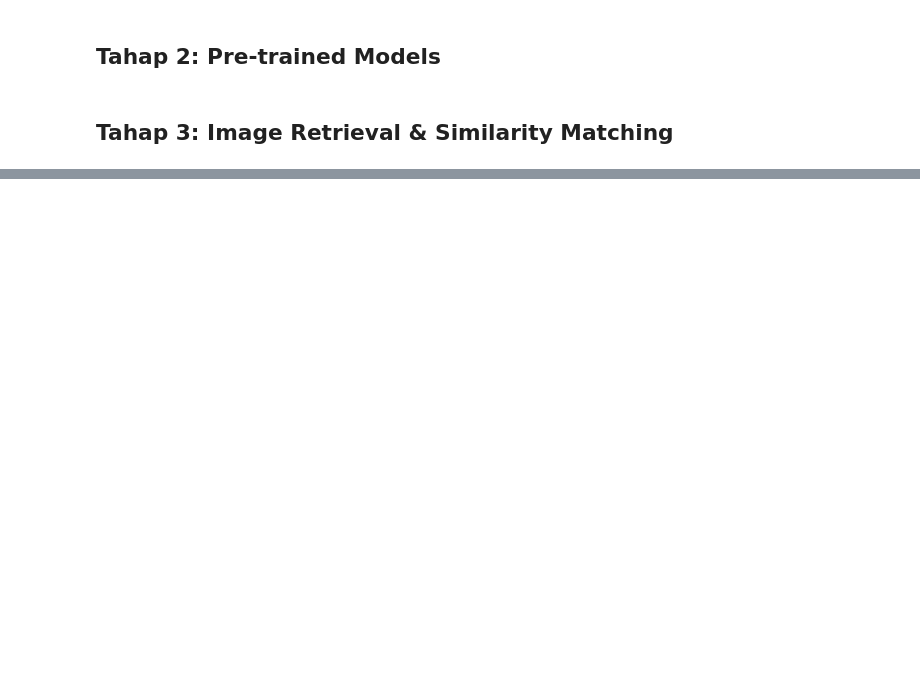
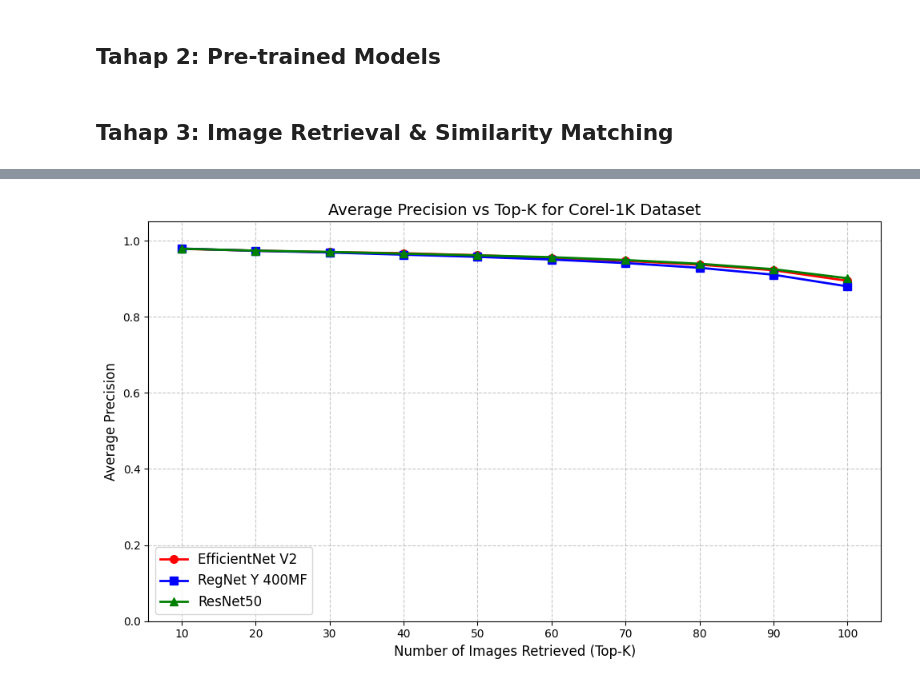
Before and after one commit to rofiqsamanhudi/Trade-Off_CBIR, a Jupyter notebook: src/notebooks/cnn.ipynb, the cells around one changed output, grey strips where cells are left out. Drawn from its saved outputs; the diff is of its cells as text; code cells hidden in the pictures; blank space fills up the shorter version.

```diff
--- a/src/notebooks/cnn.ipynb
+++ b/src/notebooks/cnn.ipynb
@@ -20,10 +20,9 @@ Using device: cuda
 # %% [markdown]
 ## Tahap 1: Ekstraksi Fitur Menggunakan ConvNeXt
 # %%
-# CNN Models
 efficientnet_v2 = models.efficientnet_v2_s(weights=models.EfficientNet_V2_S_Weights.DEFAULT).to(device).eval()
-mobilenet_v3 = models.mobilenet_v3_small(weights=models.MobileNet_V3_Small_Weights.DEFAULT).to(device).eval()
 resnet50 = models.resnet50(weights=models.ResNet50_Weights.DEFAULT).to(device).eval()
+regnet_y_400mf = models.regnet_y_400mf(weights=models.RegNet_Y_400MF_Weights.DEFAULT).to(device).eval()
 
 # Transformasi standar untuk semua model (224x224)
 transform = transforms.Compose([
@@ -118,6 +122,11 @@ def retrieve(query_feat, all_feats, top_k=10):
 # Fungsi evaluasi Recall@K & Precision@K per kelas
 # ===============================
 def evaluate_recall_precision(features, labels, top_k=10):
+    """
+    features: numpy array, shape = (N, dim_feature)
+    labels: list of length N
+    top_k: int, jumlah top retrieved images
+    """
     classes = sorted(list(set(labels)))
     results = []
 
@@ -140,6 +149,20 @@ def evaluate_recall_precision(features, labels, top_k=10):
 
         results.append([cls, np.mean(R_list), np.mean(P_list)])
 
-    return pd.DataFrame(results, columns=['Class','R','P'])
+    df = pd.DataFrame(results, columns=['Class','R','P'])
+
+    # Tambahkan row Mean keseluruhan
+    mean_row = {
+        'Class': 'Mean',
+        'R': df['R'].mean(),
+        'P': df['P'].mean()
+    }
+    df = pd.concat([df, pd.DataFrame([mean_row])], ignore_index=True)
+
+    # Format angka 4 desimal
+    df['R'] = df['R'].astype(float).map("{:.4f}".format)
+    df['P'] = df['P'].astype(float).map("{:.4f}".format)
+
+    return df
 # %%
 # ===============================
@@ -205,6 +228,10 @@ def average_precision_vs_topk(features_list, labels, top_k_max=100):
     for top_k in top_ks:
         for name, feats in features_list.items():
             df = evaluate_recall_precision(feats, labels, top_k=top_k)
+
+            # Pastikan kolom 'P' float
+            df['P'] = df['P'].astype(float)
+
             avg_prec[name].append(df['P'].mean())
 
     plt.figure(figsize=(10, 6))
@@ -212,42 +239,44 @@ def average_precision_vs_topk(features_list, labels, top_k_max=100):
     # Marker dan warna per model
     markers = {
         'EfficientNet V2': 'o',
-        'MobileNetV3': 's',
+        'RegNet Y 400MF': 's',
         'ResNet50': '^'
     }
 
     colors = {
         'EfficientNet V2': 'red',
-        'MobileNetV3': 'blue',
+        'RegNet Y 400MF': 'blue',
         'ResNet50': 'green'
     }
 
     # Plot Average Precision vs Top-K
     for name in features_list:
         plt.plot(top_ks, avg_prec[name],
                  marker=markers.get(name, 'o'),
                  color=colors.get(name, 'black'),
                  linestyle='-',
                  linewidth=2,
                  markersize=7,
                  label=name)
 
     plt.xlabel("Number of Images Retrieved (Top-K)", fontsize=12)
     plt.ylabel("Average Precision", fontsize=12)
     plt.title("Average Precision vs Top-K for Corel-1K Dataset", fontsize=14)
     plt.xticks(top_ks)
     plt.grid(True, linestyle='--', alpha=0.7)
     plt.legend(fontsize=12)
     plt.ylim(0, 1.05)
     plt.tight_layout()
     plt.show()
 
-# Dictionary fitur baru
+# Dictionary fitur terbaru
 features_dict = {
     'EfficientNet V2': efficientnet_features,
-    'MobileNetV3': mobilenet_features,
+    'RegNet Y 400MF': regnet_features,
     'ResNet50': resnet50_features
 }
 
 # Jalankan evaluasi dan plot
 average_precision_vs_topk(features_dict, labels, top_k_max=100)
+# %% [output]
+[figure, added]
```
Also changed, not shown: parts of 3 cells of this notebook.
